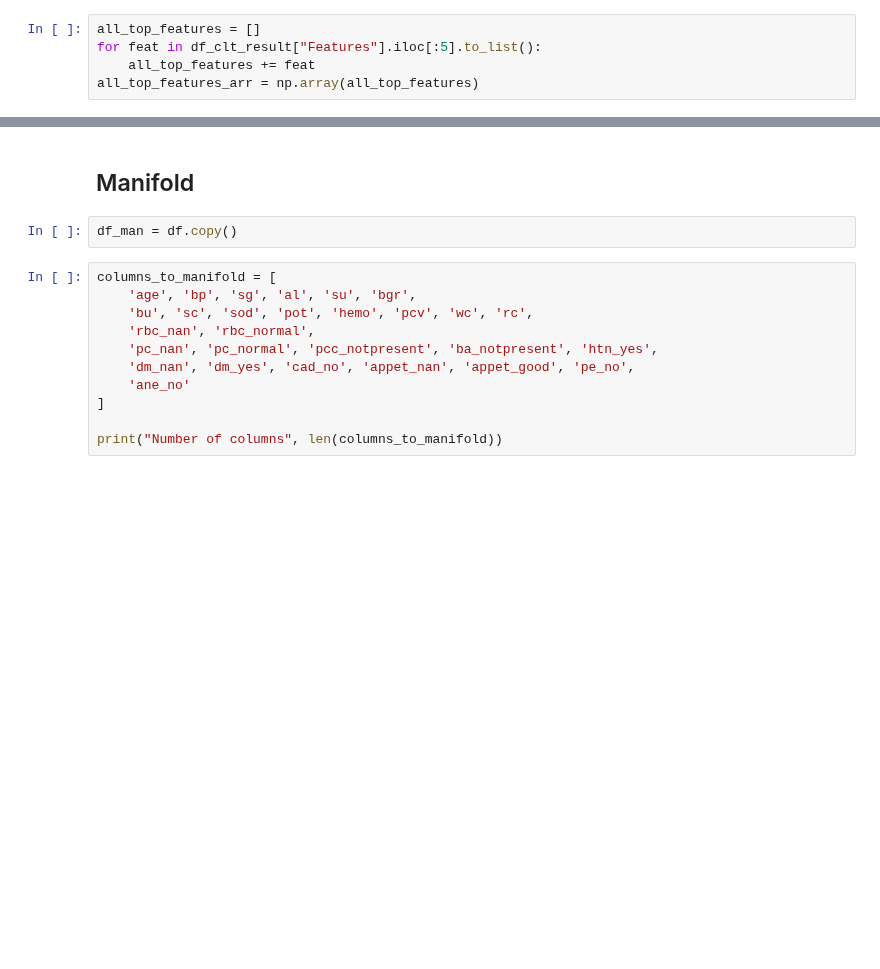
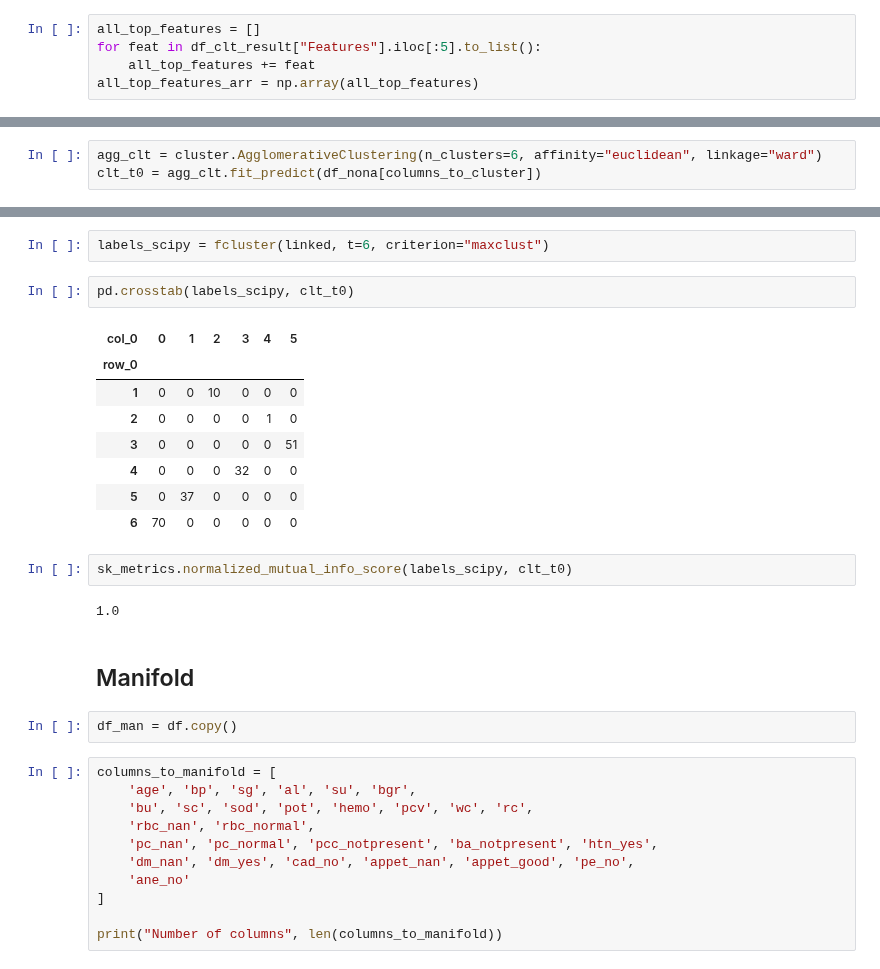
Before and after one commit to JoseLlanes/Kidney-disease-prediction, a Jupyter notebook: StudyClusterandManifold.ipynb, the cells around one changed output, grey strips where cells are left out. Drawn from its saved outputs; the diff is of its cells as text; blank space fills up the shorter version.

```diff
--- a/StudyClusterandManifold.ipynb
+++ b/StudyClusterandManifold.ipynb
@@ -187,0 +172,3 @@ top_features
+# %%
+agg_clt = cluster.AgglomerativeClustering(n_clusters=6, affinity="euclidean", linkage="ward")
+clt_t0 = agg_clt.fit_predict(df_nona[columns_to_cluster])
@@ -188,3 +181,20 @@ top_features
+# %%
+labels_scipy = fcluster(linked, t=6, criterion="maxclust")
+# %%
+pd.crosstab(labels_scipy, clt_t0)
+# %% [output]
+| col_0 | 0 | 1 | 2 | 3 | 4 | 5 |
+| row_0 |  |  |  |  |  |  |
+| 1 | 0 | 0 | 10 | 0 | 0 | 0 |
+| 2 | 0 | 0 | 0 | 0 | 1 | 0 |
+| 3 | 0 | 0 | 0 | 0 | 0 | 51 |
+| 4 | 0 | 0 | 0 | 32 | 0 | 0 |
+| 5 | 0 | 37 | 0 | 0 | 0 | 0 |
+| 6 | 70 | 0 | 0 | 0 | 0 | 0 |
+# %%
+sk_metrics.normalized_mutual_info_score(labels_scipy, clt_t0)
+# %% [output]
+1.0
 # %% [markdown]
 ## Manifold
 # %%
```
Also changed, not shown: parts of 10 cells of this notebook, 1 other file.
